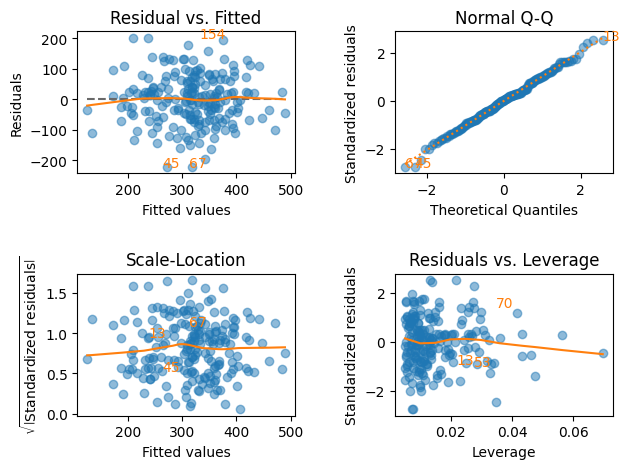
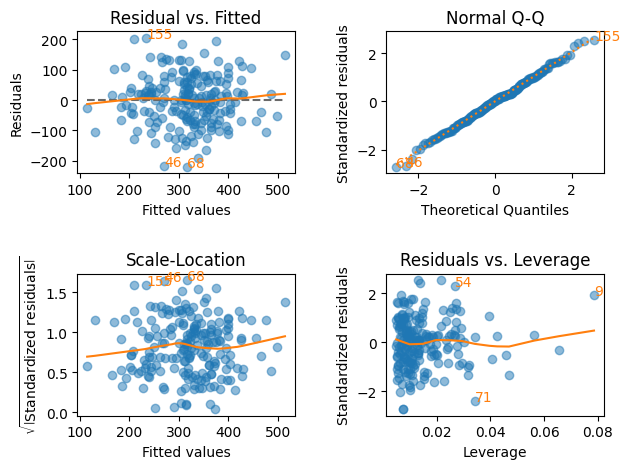
Unified diff of the notebook cell whose output changed from the first chart to the second:
--- before
+++ after
@@ -1 +1 @@
-fig = lmdiag.plot(modelo,)
+fig = lmdiag.plot(modelo)

Commit: modified:   rg.ipynb